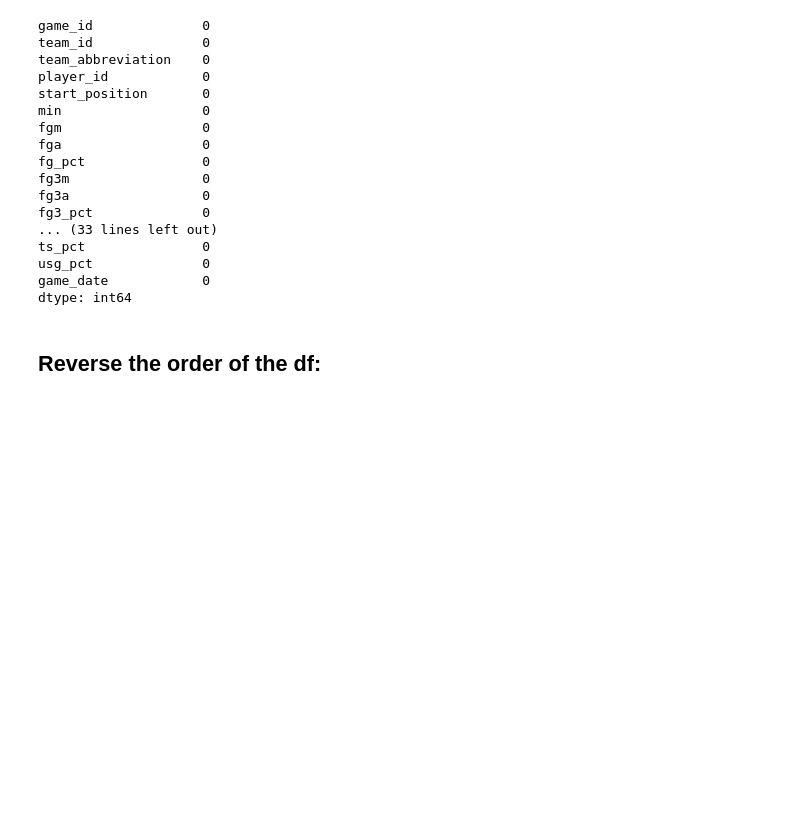
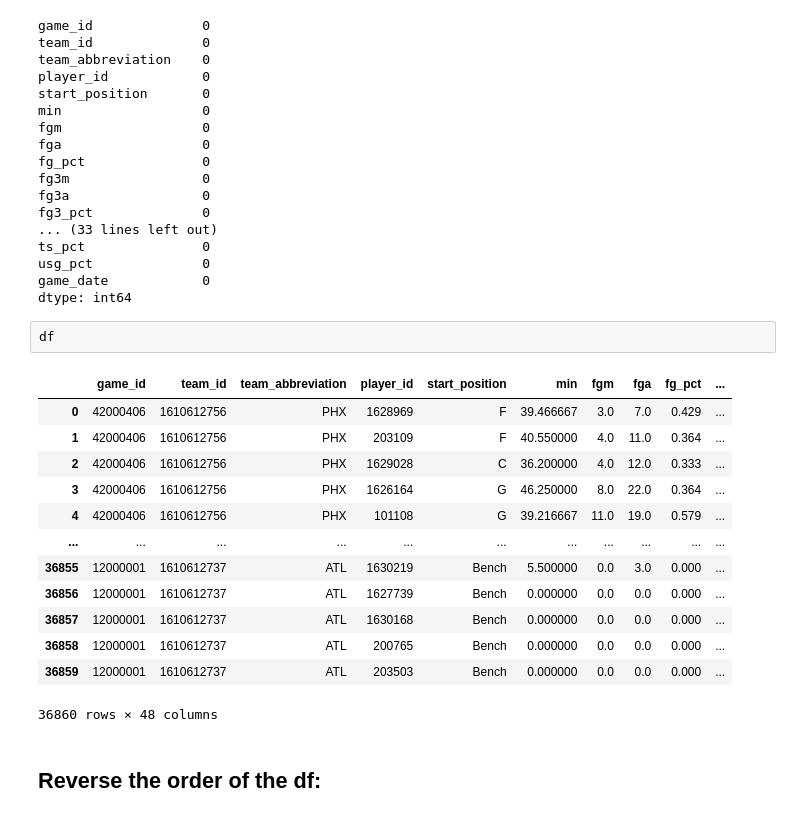
Before and after one commit to tzachpach/final_project_dfs, a Jupyter notebook: time_predict_y_pred.ipynb, the cells around one changed output. Drawn from its saved outputs; the diff is of its cells as text; blank space fills up the shorter version.

```diff
--- a/time_predict_y_pred.ipynb
+++ b/time_predict_y_pred.ipynb
@@ -138,6 +155,22 @@ ts_pct               0
 usg_pct              0
 game_date            0
 dtype: int64
+# %%
+df
+# %% [output]
+|  | game_id | team_id | team_abbreviation | player_id | start_position | min | fgm | fga | fg_pct | ... |
+| 0 | 42000406 | 1610612756 | PHX | 1628969 | F | 39.466667 | 3.0 | 7.0 | 0.429 | ... |
+| 1 | 42000406 | 1610612756 | PHX | 203109 | F | 40.550000 | 4.0 | 11.0 | 0.364 | ... |
+| 2 | 42000406 | 1610612756 | PHX | 1629028 | C | 36.200000 | 4.0 | 12.0 | 0.333 | ... |
+| 3 | 42000406 | 1610612756 | PHX | 1626164 | G | 46.250000 | 8.0 | 22.0 | 0.364 | ... |
+| 4 | 42000406 | 1610612756 | PHX | 101108 | G | 39.216667 | 11.0 | 19.0 | 0.579 | ... |
+| ... | ... | ... | ... | ... | ... | ... | ... | ... | ... | ... |
+| 36855 | 12000001 | 1610612737 | ATL | 1630219 | Bench | 5.500000 | 0.0 | 3.0 | 0.000 | ... |
+| 36856 | 12000001 | 1610612737 | ATL | 1627739 | Bench | 0.000000 | 0.0 | 0.0 | 0.000 | ... |
+| 36857 | 12000001 | 1610612737 | ATL | 1630168 | Bench | 0.000000 | 0.0 | 0.0 | 0.000 | ... |
+| 36858 | 12000001 | 1610612737 | ATL | 200765 | Bench | 0.000000 | 0.0 | 0.0 | 0.000 | ... |
+| 36859 | 12000001 | 1610612737 | ATL | 203503 | Bench | 0.000000 | 0.0 | 0.0 | 0.000 | ... |
+36860 rows × 48 columns
 # %% [markdown]
 ## Reverse the order of the df:
 # %%
```
Also changed, not shown: parts of 7 cells of this notebook, 3 other files.
